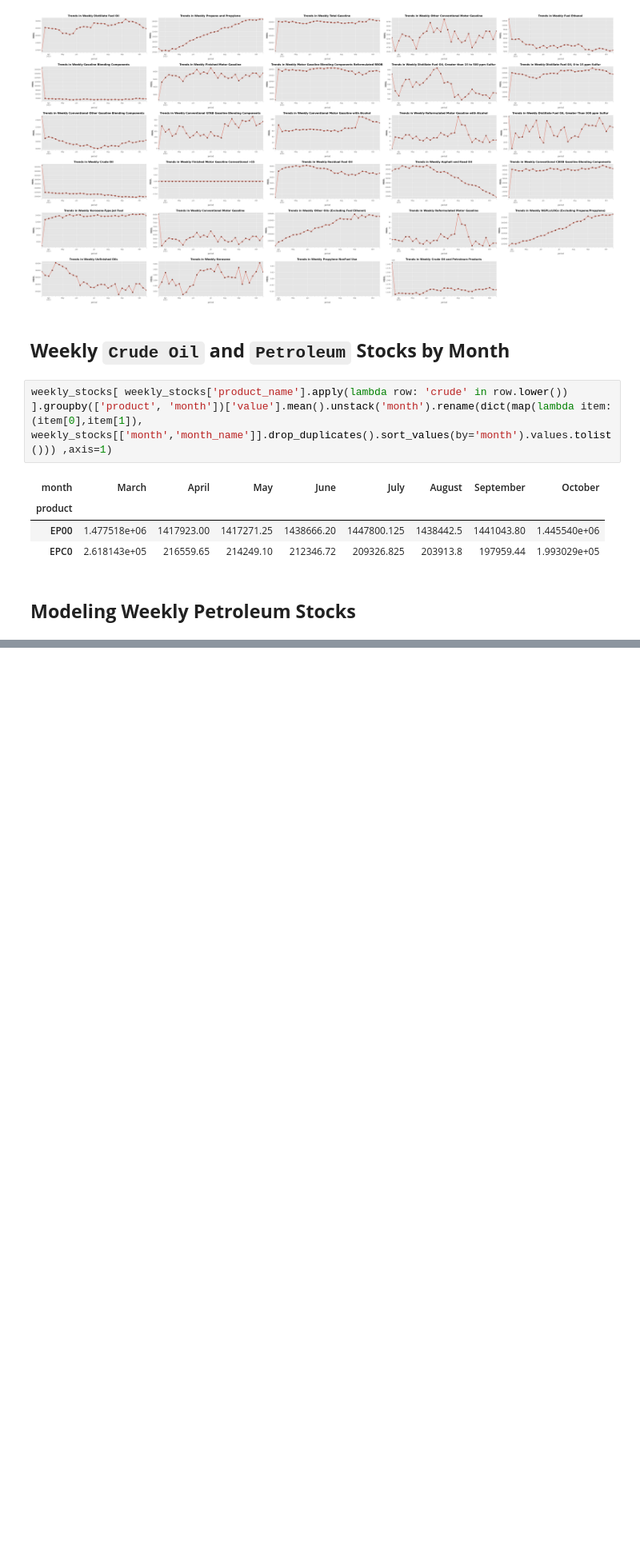
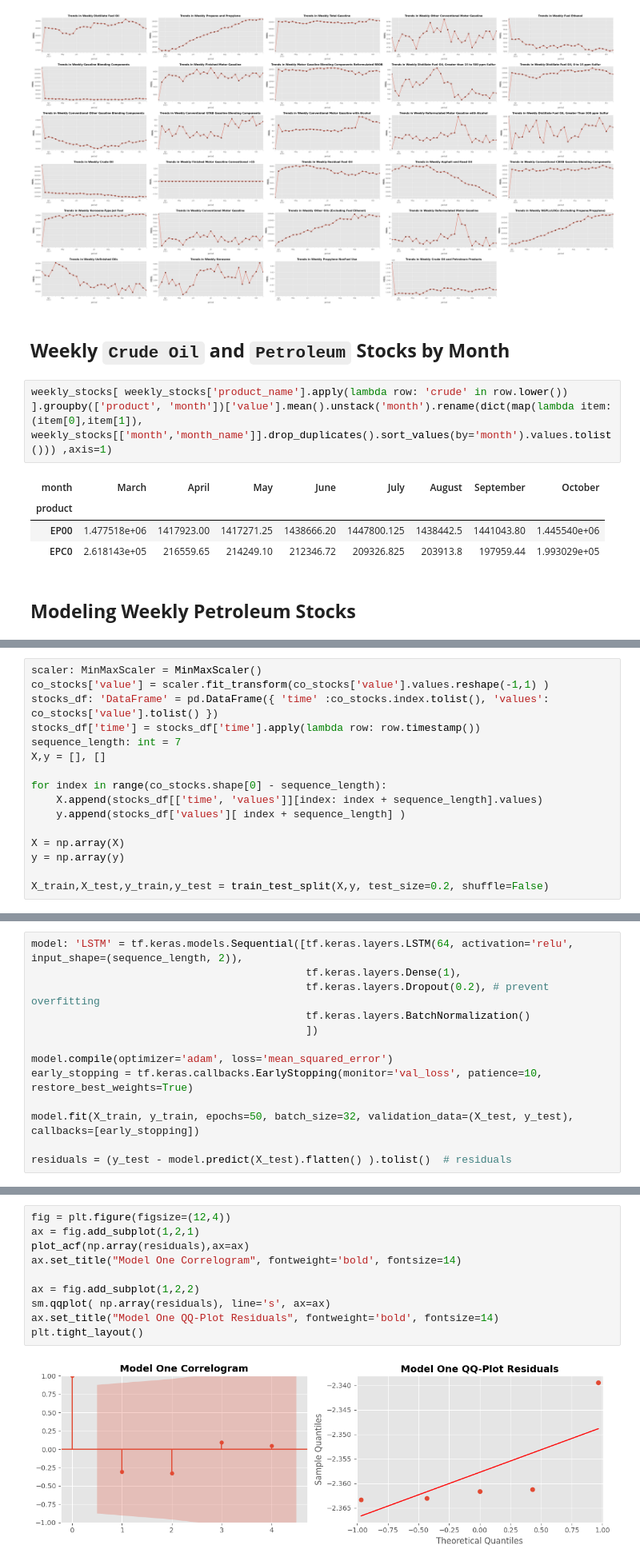
Before and after one commit to OdinProjectI/GasolinePricesAnalysis, a Jupyter notebook: CrudeOilStocks.ipynb, the cells around one changed output, grey strips where cells are left out. Shown at 80% size. Saved outputs shown, nothing was run; the diff lists cells and outputs as text; blank space fills up the shorter version.

```diff
--- a/CrudeOilStocks.ipynb
+++ b/CrudeOilStocks.ipynb
@@ -133,0 +150,16 @@ weekly_stocks[ weekly_stocks['product_name'].apply(lambda row: 'crude' in row.lo
+# %%
+scaler: MinMaxScaler = MinMaxScaler()
+co_stocks['value'] = scaler.fit_transform(co_stocks['value'].values.reshape(-1,1) )
+stocks_df: 'DataFrame' = pd.DataFrame({ 'time' :co_stocks.index.tolist(), 'values':  co_stocks['value'].tolist() })
+stocks_df['time'] = stocks_df['time'].apply(lambda row: row.timestamp())
+sequence_length: int = 7
+X,y = [], []
+
+for index in range(co_stocks.shape[0] - sequence_length):
+    X.append(stocks_df[['time', 'values']][index: index + sequence_length].values)
+    y.append(stocks_df['values'][ index + sequence_length] )
+
+X = np.array(X)
+y = np.array(y)
+
+X_train,X_test,y_train,y_test = train_test_split(X,y, test_size=0.2, shuffle=False)
@@ -133,0 +168,13 @@ weekly_stocks[ weekly_stocks['product_name'].apply(lambda row: 'crude' in row.lo
+# %%
+model: 'LSTM' = tf.keras.models.Sequential([tf.keras.layers.LSTM(64, activation='relu', input_shape=(sequence_length, 2)),
+                                            tf.keras.layers.Dense(1),
+                                            tf.keras.layers.Dropout(0.2), # prevent overfitting
+                                            tf.keras.layers.BatchNormalization()
+                                            ])
+
+model.compile(optimizer='adam', loss='mean_squared_error')
+early_stopping = tf.keras.callbacks.EarlyStopping(monitor='val_loss', patience=10, restore_best_weights=True)
+
+model.fit(X_train, y_train, epochs=50, batch_size=32, validation_data=(X_test, y_test), callbacks=[early_stopping])
+
+residuals = (y_test - model.predict(X_test).flatten() ).tolist()  # residuals
@@ -133,0 +203,12 @@ weekly_stocks[ weekly_stocks['product_name'].apply(lambda row: 'crude' in row.lo
+# %%
+fig = plt.figure(figsize=(12,4))
+ax = fig.add_subplot(1,2,1)
+plot_acf(np.array(residuals),ax=ax)
+ax.set_title("Model One Correlogram", fontweight='bold', fontsize=14)
+
+ax = fig.add_subplot(1,2,2)
+sm.qqplot( np.array(residuals), line='s', ax=ax)
+ax.set_title("Model One QQ-Plot Residuals", fontweight='bold', fontsize=14)
+plt.tight_layout()
+# %% [output]
+[figure, added]
```
Also changed, not shown: parts of 8 cells of this notebook.
